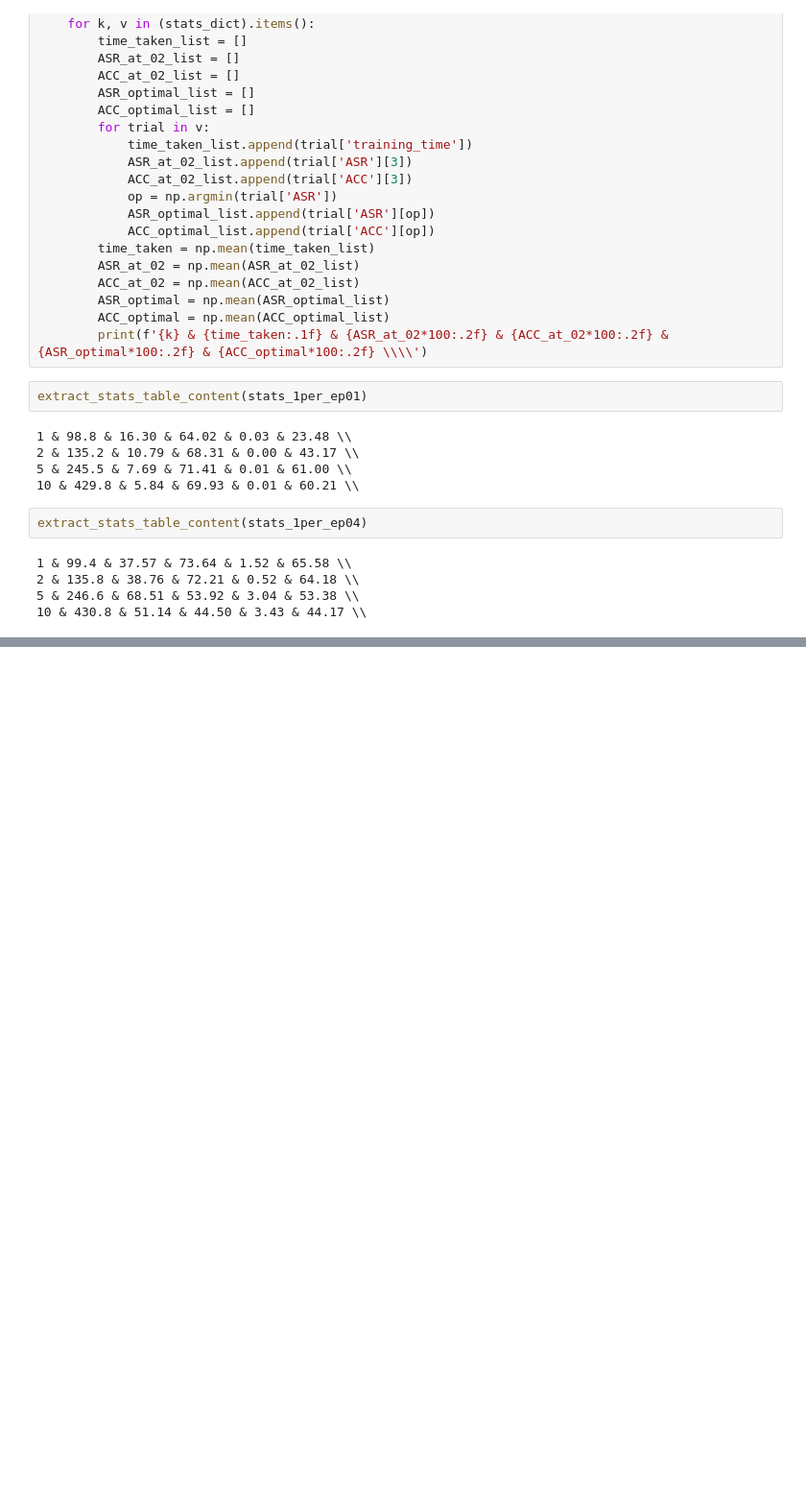
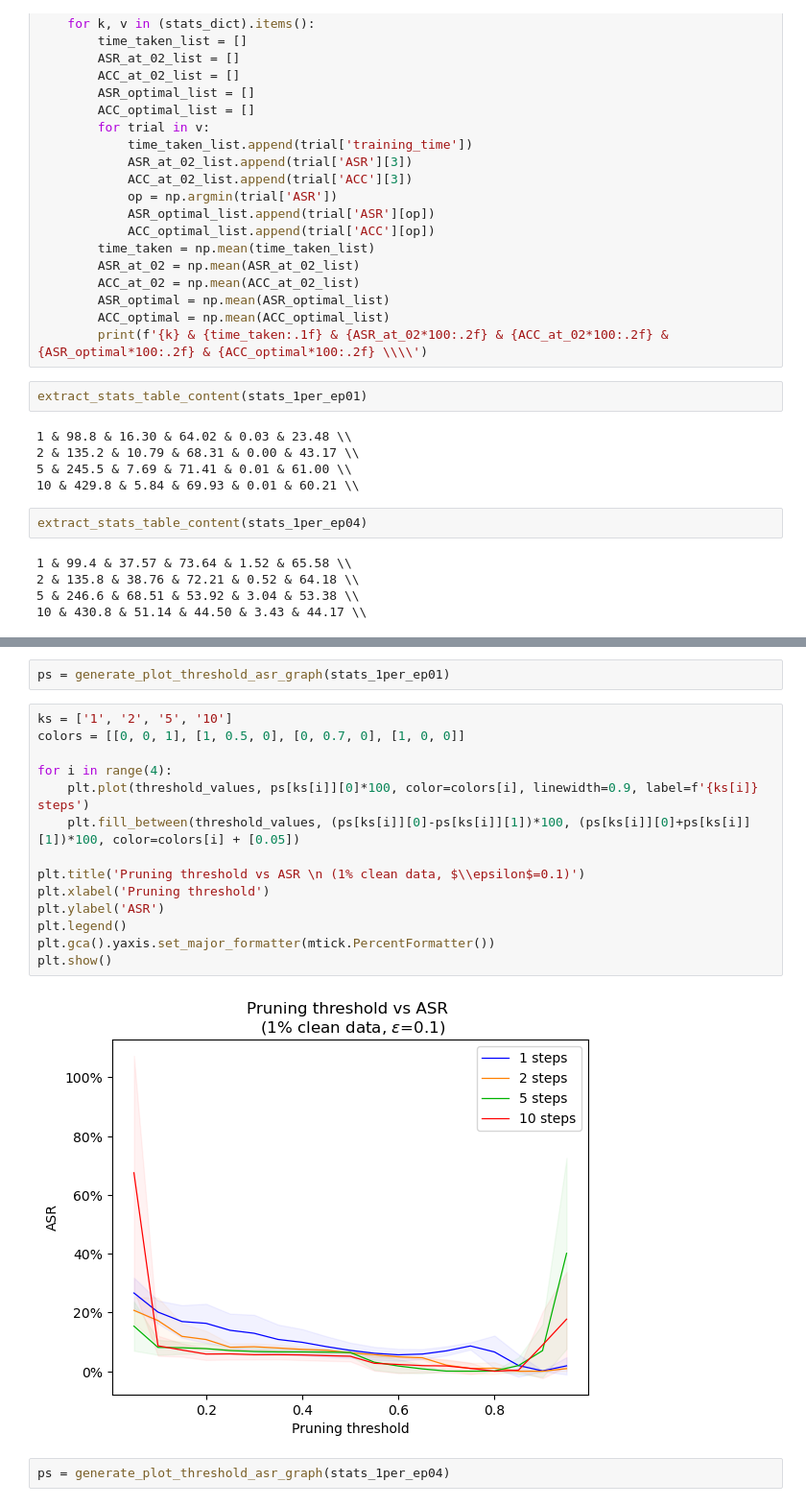
Before and after one commit to nikitamahmoudi/EECS6322Project, a Jupyter notebook: experiment_data_plotting.ipynb, the cells around one changed output, grey strips where cells are left out. Shown: that part at 96% size. Drawn from its saved outputs; the diff is of its cells as text; blank space fills up the shorter version.

```diff
--- a/experiment_data_plotting.ipynb
+++ b/experiment_data_plotting.ipynb
@@ -56,0 +93,20 @@ extract_stats_table_content(stats_1per_ep04)
+# %%
+ps = generate_plot_threshold_asr_graph(stats_1per_ep01)
+# %%
+ks = ['1', '2', '5', '10']
+colors = [[0, 0, 1], [1, 0.5, 0], [0, 0.7, 0], [1, 0, 0]]
+
+for i in range(4):
+    plt.plot(threshold_values, ps[ks[i]][0]*100, color=colors[i], linewidth=0.9, label=f'{ks[i]} steps')
+    plt.fill_between(threshold_values, (ps[ks[i]][0]-ps[ks[i]][1])*100, (ps[ks[i]][0]+ps[ks[i]][1])*100, color=colors[i] + [0.05])
+
+plt.title('Pruning threshold vs ASR \n (1% clean data, $\\epsilon$=0.1)')
+plt.xlabel('Pruning threshold')
+plt.ylabel('ASR')
+plt.legend()
+plt.gca().yaxis.set_major_formatter(mtick.PercentFormatter())
+plt.show()
+# %% [output]
+[figure, added]
+# %%
+ps = generate_plot_threshold_asr_graph(stats_1per_ep04)
```
Also changed, not shown: parts of 8 cells of this notebook, 2 other files.
